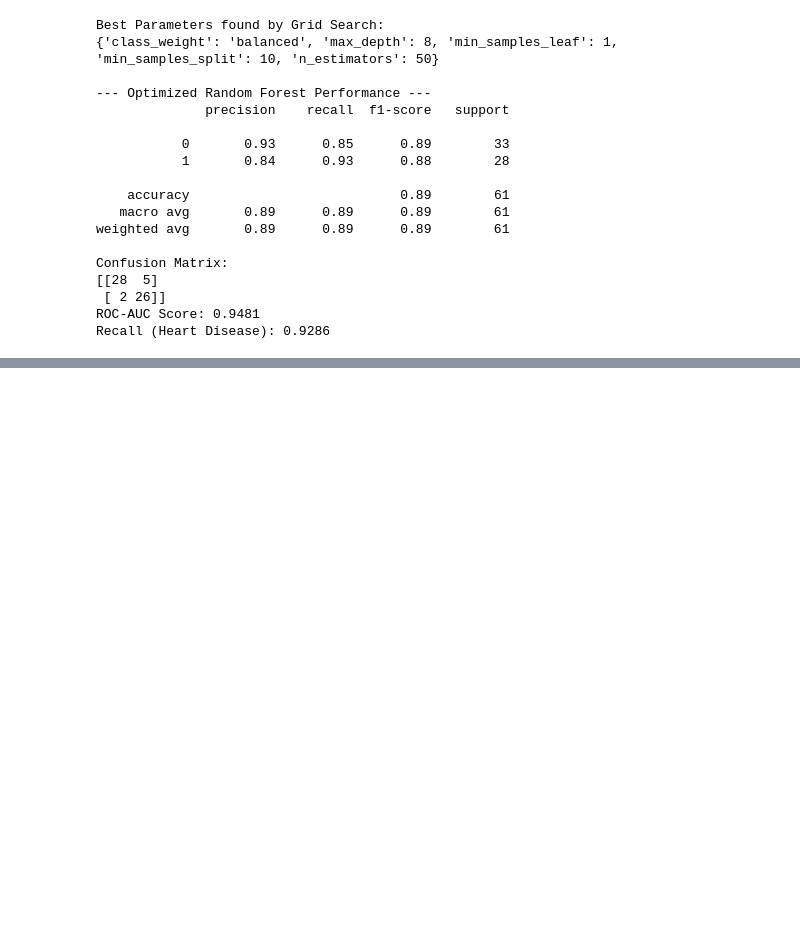
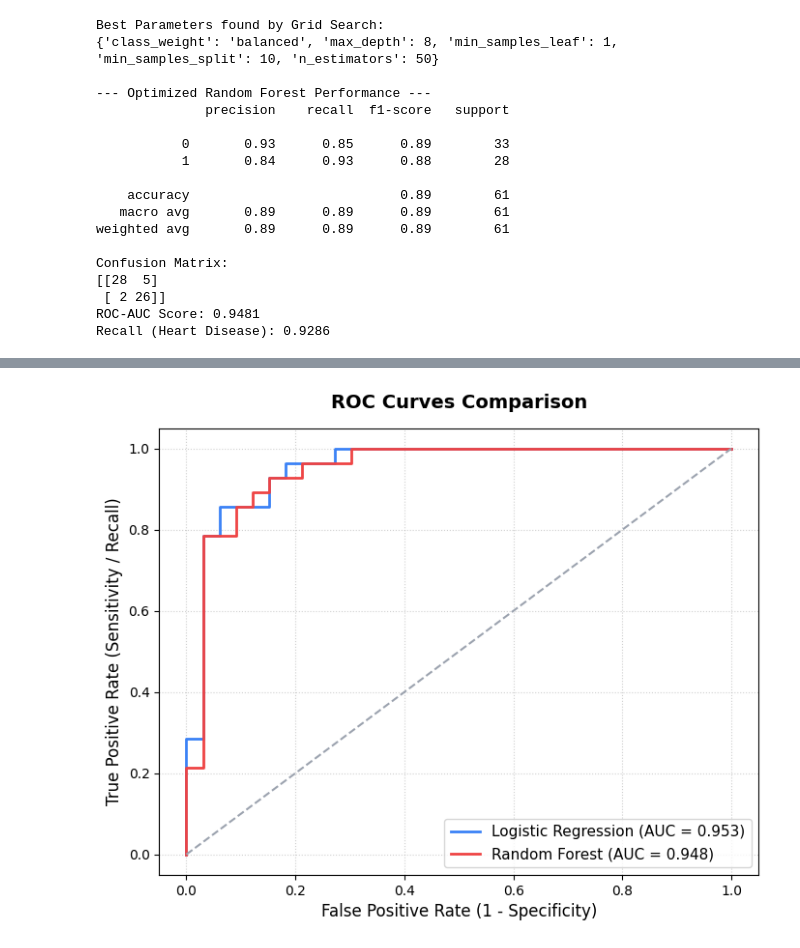
Before and after one commit to KrishnaveniMitukula/Healthcare-Disease-Prediction, a Jupyter notebook: Week3_Predictive_Modeling.ipynb, the cells around one changed output, grey strips where cells are left out. Saved outputs shown, nothing was run; the diff lists cells and outputs as text; code cells hidden in the pictures; blank space fills up the shorter version.

Commit message:
chore:"Complete Week 3 Day 5: Model Comparison & ROC Curves Plotting"

```diff
--- a/Week3_Predictive_Modeling.ipynb
+++ b/Week3_Predictive_Modeling.ipynb
@@ -192,0 +196,27 @@ Recall (Heart Disease): 0.9286
+# %%
+# WEEK 3 - DAY 5: Model Comparison & Plotting ROC Curves
+import matplotlib.pyplot as plt
+from sklearn.metrics import roc_curve
+import os
+
+# Ensure visualizations directory exists
+os.makedirs('visualizations', exist_ok=True)
+
+# Compute ROC Curves
+fpr_lr, tpr_lr, _ = roc_curve(y_test, y_prob_lr)
+fpr_rf, tpr_rf, _ = roc_curve(y_test, y_prob_rf)
+
+plt.figure(figsize=(8, 6))
+plt.plot(fpr_lr, tpr_lr, label=f'Logistic Regression (AUC = {roc_auc_score(y_test, y_prob_lr):.3f})', color='#3b82f6', linewidth=2)
+plt.plot(fpr_rf, tpr_rf, label=f'Random Forest (AUC = {roc_auc_score(y_test, y_prob_rf):.3f})', color='#ef4444', linewidth=2)
+plt.plot([0, 1], [0, 1], color='#9ca3af', linestyle='--')
+
+plt.title('ROC Curves Comparison', fontsize=14, fontweight='bold', pad=15)
+plt.xlabel('False Positive Rate (1 - Specificity)', fontsize=12)
+plt.ylabel('True Positive Rate (Sensitivity / Recall)', fontsize=12)
+plt.legend(fontsize=11, loc='lower right')
+plt.grid(True, linestyle=':', alpha=0.6)
+plt.savefig('visualizations/model_roc_comparison.png', dpi=300, bbox_inches='tight')
+plt.show()
+# %% [output]
+[figure, added]
```
Also changed, not shown: parts of 1 cell of this notebook.
